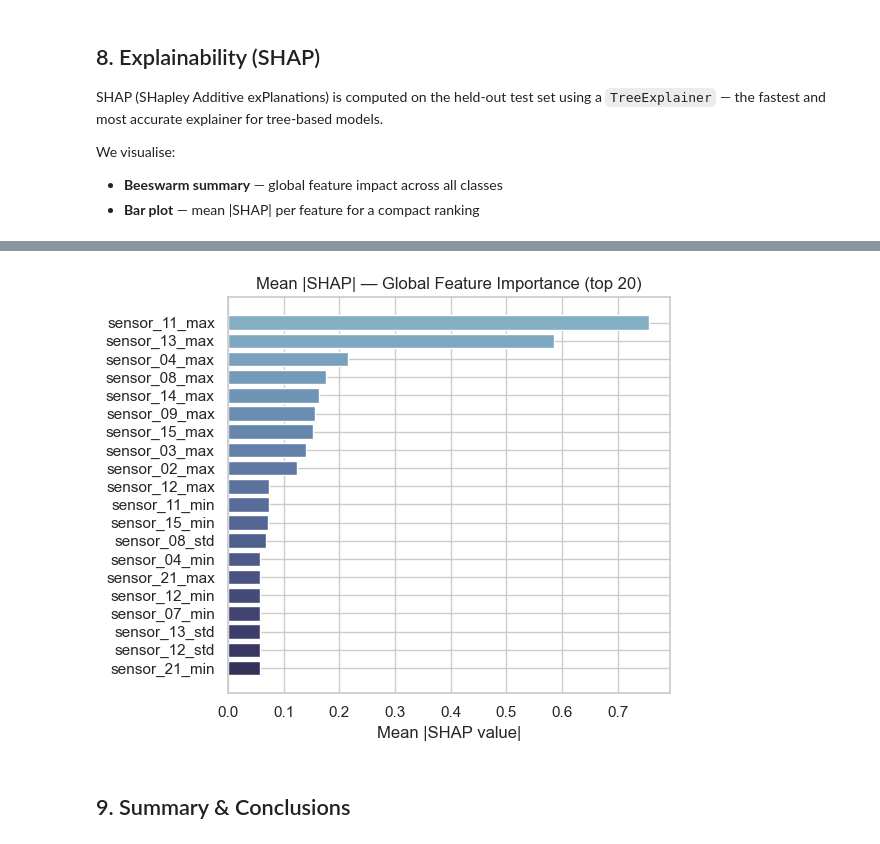
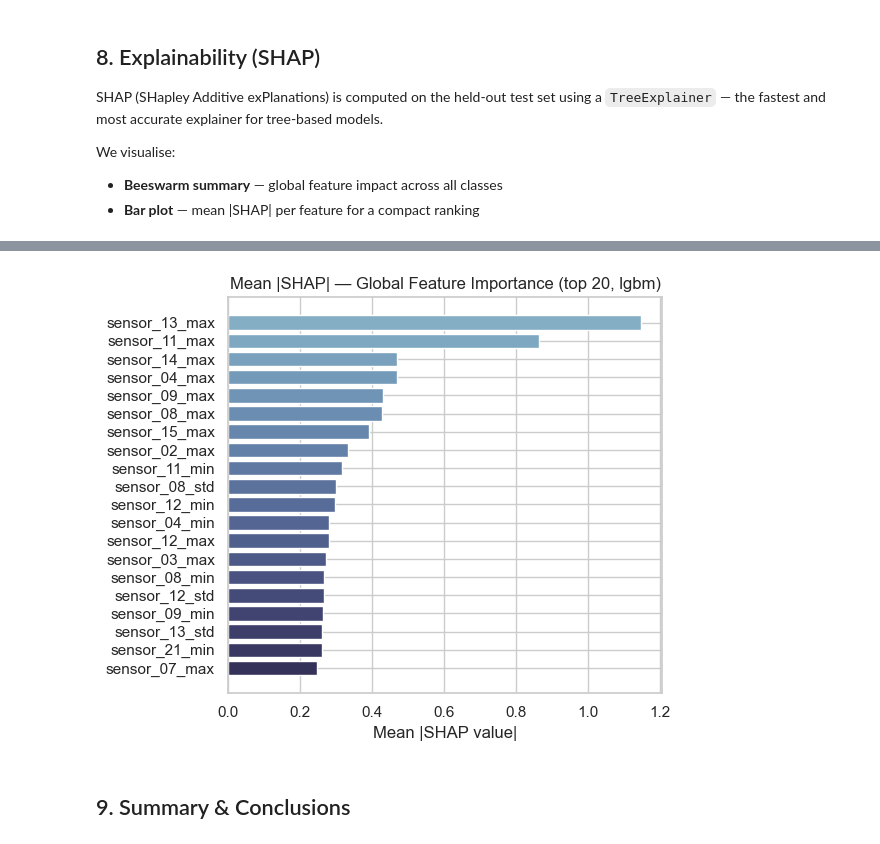
Before and after one commit to Dingding1996/predictive-maintenance-rul, a Jupyter notebook: PredictiveMaintenance_Training.ipynb, the cells around one changed output, grey strips where cells are left out. Saved outputs shown, nothing was run; the diff lists cells and outputs as text; code cells hidden in the pictures.

```diff
--- a/PredictiveMaintenance_Training.ipynb
+++ b/PredictiveMaintenance_Training.ipynb
@@ -765,13 +737,13 @@ fig, axes = plt.subplots(1, n_models, figsize=(5 * n_models, 4))
 if n_models == 1:
     axes = [axes]
 
-# XGBoost confusion matrix
-cm_xgb = get_confusion_matrix(y_test, y_pred_xgb)
+# AutoML confusion matrix
+cm_automl = get_confusion_matrix(y_test, y_pred_automl)
 sns.heatmap(
-    cm_xgb, annot=True, fmt="d", cmap="Blues",
+    cm_automl, annot=True, fmt="d", cmap="Blues",
     linewidths=0.5, ax=axes[0], cbar=False,
 )
-axes[0].set_title(f"XGBoost  (F1w = {xgb_metrics['f1_weighted']:.4f})")
+axes[0].set_title(f"FLAML ({automl.best_estimator})  (F1w = {automl_metrics['f1_weighted']:.4f})")
 axes[0].set_xlabel("Predicted")
 axes[0].set_ylabel("True")
 
@@ -794,6 +766,8 @@ plt.show()
 # %%
-# --- 7b. XGBoost feature importance (top 25) ---
-fitted_model = best_pipeline.named_steps["model"]
+# --- 7b. Feature importance — FLAML best estimator (top 25) ---
+# automl.model.estimator is the raw sklearn-compatible model (LGBMClassifier,
+# XGBClassifier, etc.) — supports feature_importances_ for all tree families.
+fitted_model = automl.model.estimator
 
 if hasattr(fitted_model, "feature_importances_"):
     importance_df = pd.DataFrame({
@@ -808,12 +782,12 @@ if hasattr(fitted_model, "feature_importances_"):
         importance_df["importance"][::-1],
         color=colors[::-1],
     )
-    ax.set_title("XGBoost — Top 25 Feature Importances (gain)")
+    ax.set_title(f"FLAML ({automl.best_estimator}) — Top 25 Feature Importances")
     ax.set_xlabel("Importance (gain)")
     ax.set_ylabel("")
     plt.tight_layout()
-    plt.savefig(ASSETS_DIR / "xgb_feature_importance.png", dpi=150, bbox_inches="tight")
+    plt.savefig(ASSETS_DIR / "automl_feature_importance.png", dpi=150, bbox_inches="tight")
     plt.show()
 else:
-    print("Feature importances not available for this model type.")
+    print(f"Feature importances not available for {automl.best_estimator}.")
 # %% [output]
@@ -895,25 +887,28 @@ plt.show()
 # %%
 # --- 8b. Mean |SHAP| bar chart across all classes (global importance) ---
-mean_abs_shap = np.mean([np.abs(sv).mean(axis=0) for sv in shap_values], axis=0)
-shap_importance = pd.DataFrame({
-    "feature": feature_cols,
-    "mean_abs_shap": mean_abs_shap,
-}).sort_values("mean_abs_shap", ascending=False).head(20)
+if shap_values is not None:
+    mean_abs_shap = np.mean([np.abs(sv).mean(axis=0) for sv in shap_values], axis=0)
+    shap_importance = pd.DataFrame({
+        "feature":       feature_cols,
+        "mean_abs_shap": mean_abs_shap,
+    }).sort_values("mean_abs_shap", ascending=False).head(20)
 
-fig, ax = plt.subplots(figsize=FigSize.FEATURE_IMPORTANCE)
-colors = blues(len(shap_importance), lo=0.3, hi=0.9)
-ax.barh(
-    shap_importance["feature"][::-1],
-    shap_importance["mean_abs_shap"][::-1],
-    color=colors[::-1],
-)
-ax.set_title("Mean |SHAP| — Global Feature Importance (top 20)")
-ax.set_xlabel("Mean |SHAP value|")
-plt.tight_layout()
-plt.savefig(ASSETS_DIR / "shap_global_importance.png", dpi=150, bbox_inches="tight")
-plt.show()
+    fig, ax = plt.subplots(figsize=FigSize.FEATURE_IMPORTANCE)
+    colors = blues(len(shap_importance), lo=0.3, hi=0.9)
+    ax.barh(
+        shap_importance["feature"][::-1],
+        shap_importance["mean_abs_shap"][::-1],
+        color=colors[::-1],
+    )
+    ax.set_title(f"Mean |SHAP| — Global Feature Importance (top 20, {automl.best_estimator})")
+    ax.set_xlabel("Mean |SHAP value|")
+    plt.tight_layout()
+    plt.savefig(ASSETS_DIR / "shap_global_importance.png", dpi=150, bbox_inches="tight")
+    plt.show()
+else:
+    print("SHAP global importance skipped — no SHAP values available.")
 # %% [output]
-[figure, old version]
+[figure, new version]
 # %% [markdown]
 ## 9. Summary & Conclusions
 # %% [markdown]
```
Also changed, not shown: parts of 20 cells of this notebook, 12 other files.
